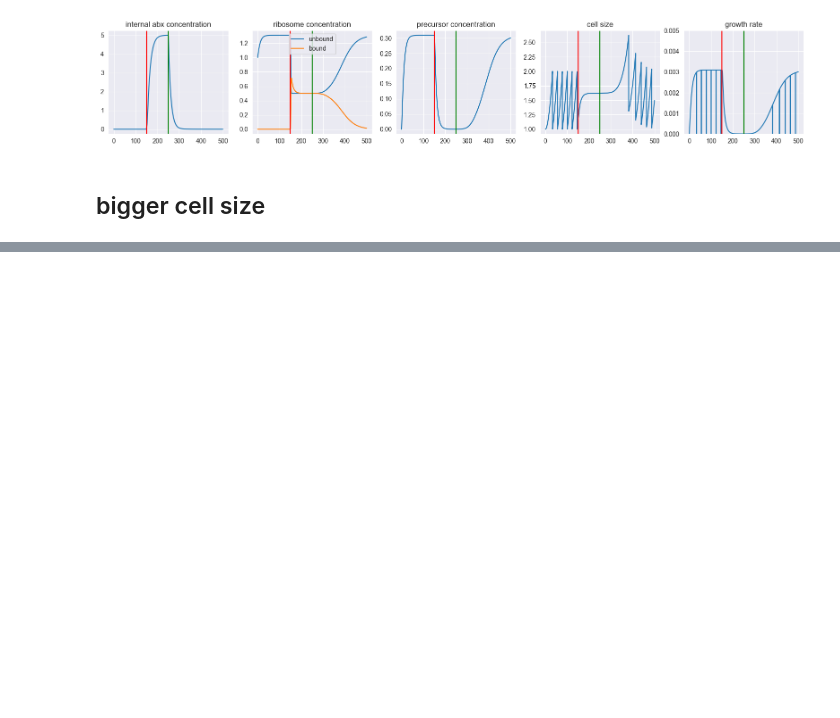
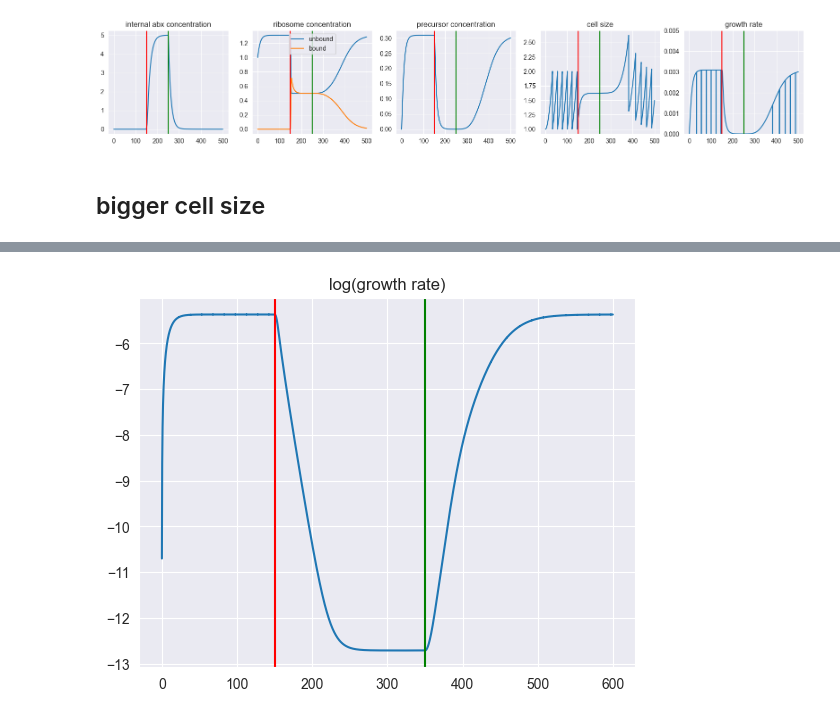
Before and after one commit to erezli/RiboTargettingAbx, a Jupyter notebook: abx_recovery.ipynb, the cells around one changed output, grey strips where cells are left out. Drawn from its saved outputs; the diff is of its cells as text; code cells hidden in the pictures; blank space fills up the shorter version.

```diff
--- a/abx_recovery.ipynb
+++ b/abx_recovery.ipynb
@@ -156,0 +208,10 @@ Cell size at treatment start: 1.1642522820441452
+# %%
+fig, ax = plt.subplots()
+ax.plot(time_series3.t, np.log(np.gradient(np.log(time_series3.y[4]))))
+ax.axvline(admin_time, c='r')
+ax.axvline(recovery_time, c='g')
+# axes[4].set_ylim(0., 0.005)
+ax.set_title("log(growth rate)")
+plt.show()
+# %% [output]
+[figure, added]
```
Also changed, not shown: parts of 3 cells of this notebook, 1 other file.
